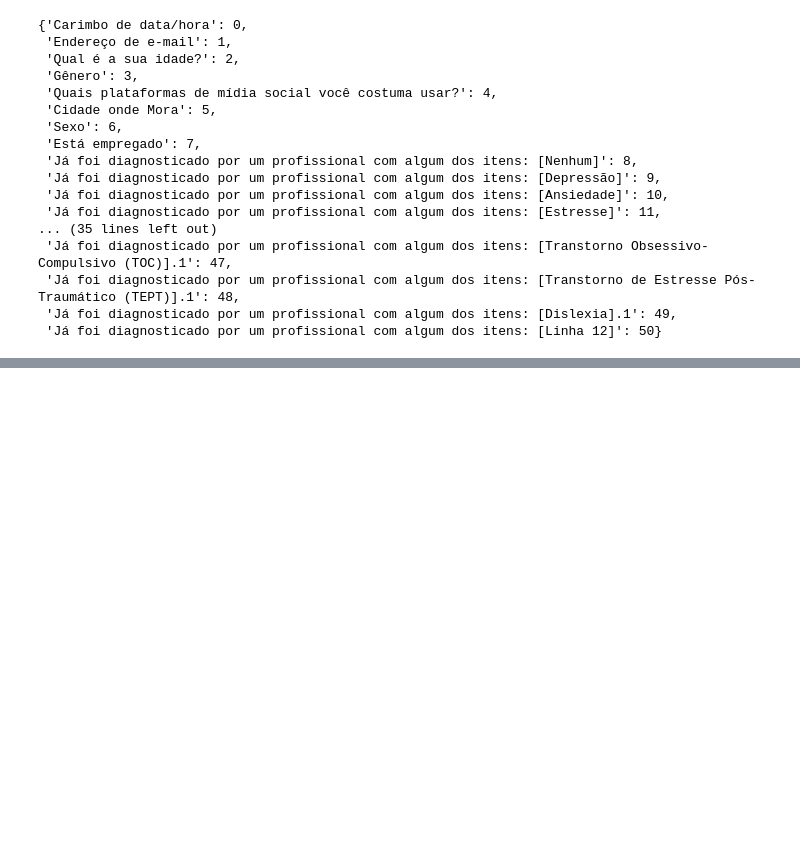
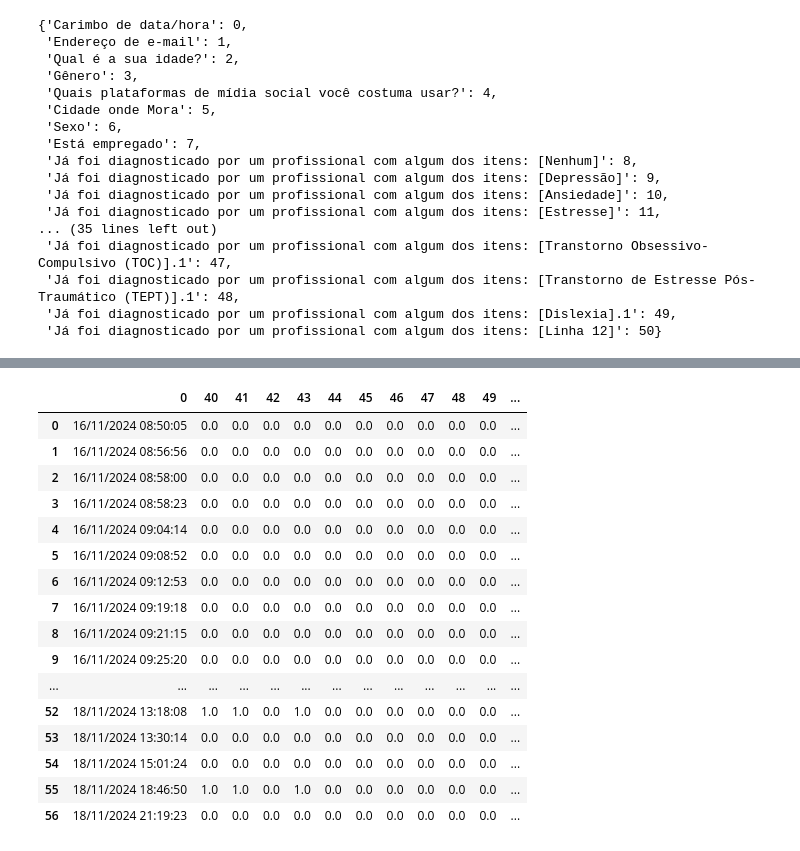
Before and after one commit to alessandropessoa/ciencia-dados-impacto-redes-sociais-saude-mental, a Jupyter notebook: analiseDados.ipynb, the cells around one changed output, grey strips where cells are left out. Saved outputs shown, nothing was run; the diff lists cells and outputs as text; code cells hidden in the pictures; blank space fills up the shorter version.

```diff
--- a/analiseDados.ipynb
+++ b/analiseDados.ipynb
@@ -210,0 +371,2 @@ subset
+# %%
+colunas = list(range(40,51))
@@ -210,0 +378,21 @@ subset
+# %%
+dsPosterior = df[colunas]
+dsPosterior
+# %% [output]
+|  | 0 | 40 | 41 | 42 | 43 | 44 | 45 | 46 | 47 | 48 | 49 | ... |
+| 0 | 16/11/2024 08:50:05 | 0.0 | 0.0 | 0.0 | 0.0 | 0.0 | 0.0 | 0.0 | 0.0 | 0.0 | 0.0 | ... |
+| 1 | 16/11/2024 08:56:56 | 0.0 | 0.0 | 0.0 | 0.0 | 0.0 | 0.0 | 0.0 | 0.0 | 0.0 | 0.0 | ... |
+| 2 | 16/11/2024 08:58:00 | 0.0 | 0.0 | 0.0 | 0.0 | 0.0 | 0.0 | 0.0 | 0.0 | 0.0 | 0.0 | ... |
+| 3 | 16/11/2024 08:58:23 | 0.0 | 0.0 | 0.0 | 0.0 | 0.0 | 0.0 | 0.0 | 0.0 | 0.0 | 0.0 | ... |
+| 4 | 16/11/2024 09:04:14 | 0.0 | 0.0 | 0.0 | 0.0 | 0.0 | 0.0 | 0.0 | 0.0 | 0.0 | 0.0 | ... |
+| 5 | 16/11/2024 09:08:52 | 0.0 | 0.0 | 0.0 | 0.0 | 0.0 | 0.0 | 0.0 | 0.0 | 0.0 | 0.0 | ... |
+| 6 | 16/11/2024 09:12:53 | 0.0 | 0.0 | 0.0 | 0.0 | 0.0 | 0.0 | 0.0 | 0.0 | 0.0 | 0.0 | ... |
+| 7 | 16/11/2024 09:19:18 | 0.0 | 0.0 | 0.0 | 0.0 | 0.0 | 0.0 | 0.0 | 0.0 | 0.0 | 0.0 | ... |
+| 8 | 16/11/2024 09:21:15 | 0.0 | 0.0 | 0.0 | 0.0 | 0.0 | 0.0 | 0.0 | 0.0 | 0.0 | 0.0 | ... |
+| 9 | 16/11/2024 09:25:20 | 0.0 | 0.0 | 0.0 | 0.0 | 0.0 | 0.0 | 0.0 | 0.0 | 0.0 | 0.0 | ... |
+| ... | ... | ... | ... | ... | ... | ... | ... | ... | ... | ... | ... | ... |
+| 52 | 18/11/2024 13:18:08 | 1.0 | 1.0 | 0.0 | 1.0 | 0.0 | 0.0 | 0.0 | 0.0 | 0.0 | 0.0 | ... |
+| 53 | 18/11/2024 13:30:14 | 0.0 | 0.0 | 0.0 | 0.0 | 0.0 | 0.0 | 0.0 | 0.0 | 0.0 | 0.0 | ... |
+| 54 | 18/11/2024 15:01:24 | 0.0 | 0.0 | 0.0 | 0.0 | 0.0 | 0.0 | 0.0 | 0.0 | 0.0 | 0.0 | ... |
+| 55 | 18/11/2024 18:46:50 | 1.0 | 1.0 | 0.0 | 1.0 | 0.0 | 0.0 | 0.0 | 0.0 | 0.0 | 0.0 | ... |
+| 56 | 18/11/2024 21:19:23 | 0.0 | 0.0 | 0.0 | 0.0 | 0.0 | 0.0 | 0.0 | 0.0 | 0.0 | 0.0 | ... |
```
Also changed, not shown: parts of 58 cells of this notebook, 4 other files.
